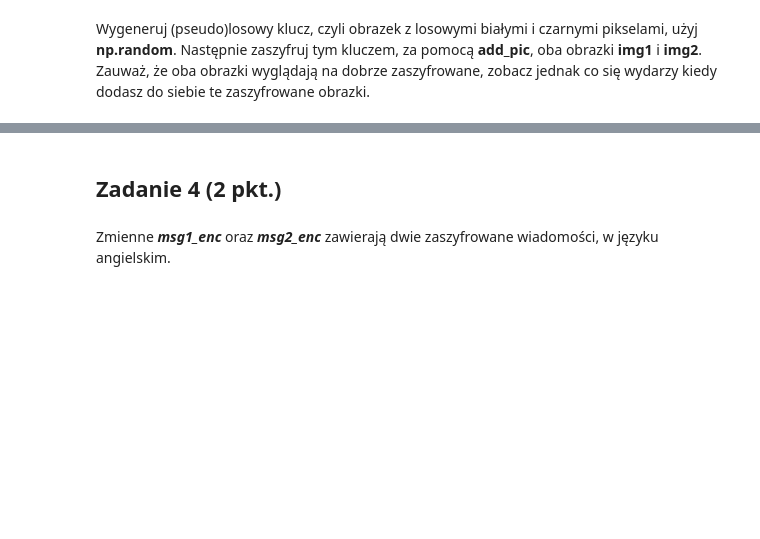
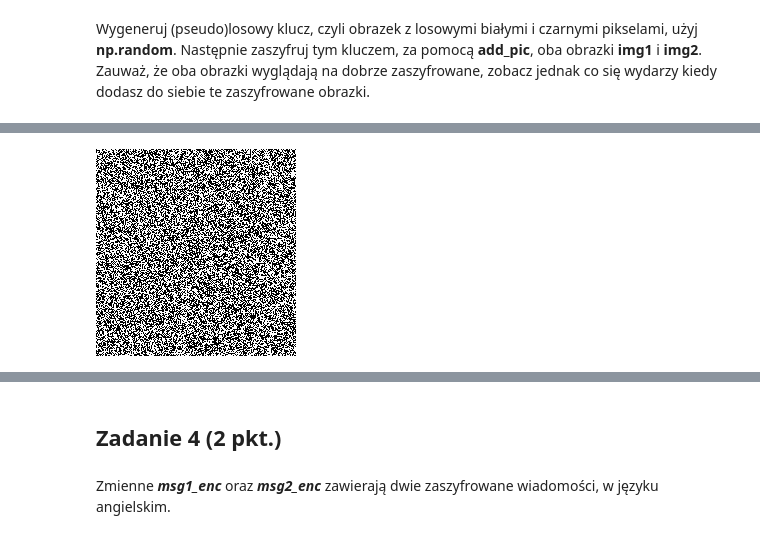
Before and after one commit to mawojcik/cryptography, a Jupyter notebook: Lista2/Lista2.ipynb, the cells around one changed output, grey strips where cells are left out. Cells and saved outputs as stored; diff of their text form; code cells hidden in the pictures; blank space fills up the shorter version.

```diff
--- a/Lista2/Lista2.ipynb
+++ b/Lista2/Lista2.ipynb
@@ -116,0 +136,5 @@ Wygeneruj (pseudo)losowy klucz, czyli obrazek z losowymi białymi i czarnymi pik
+# %%
+img1_encrypted = add_pic(img1, random_photo)
+img1_encrypted
+# %% [output]
+[figure, added]
```
Also changed, not shown: parts of 5 cells of this notebook.
